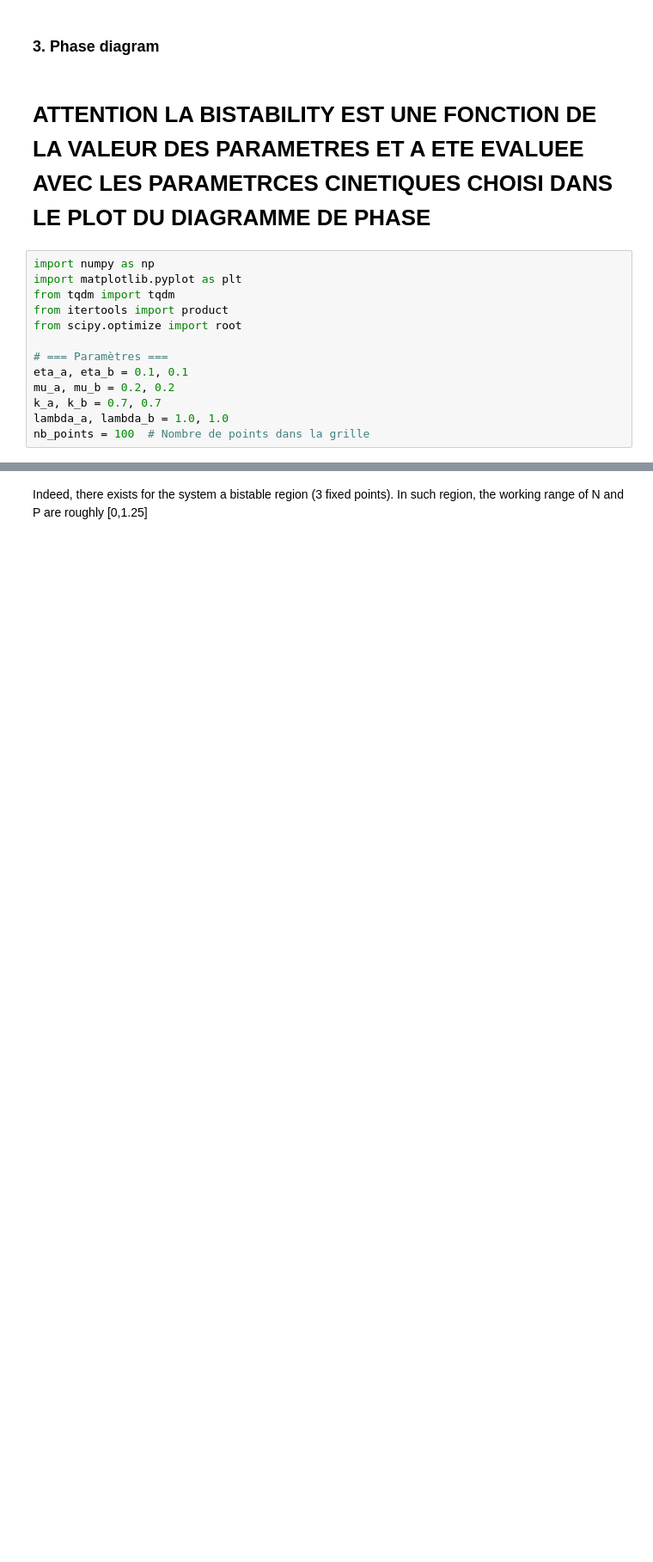
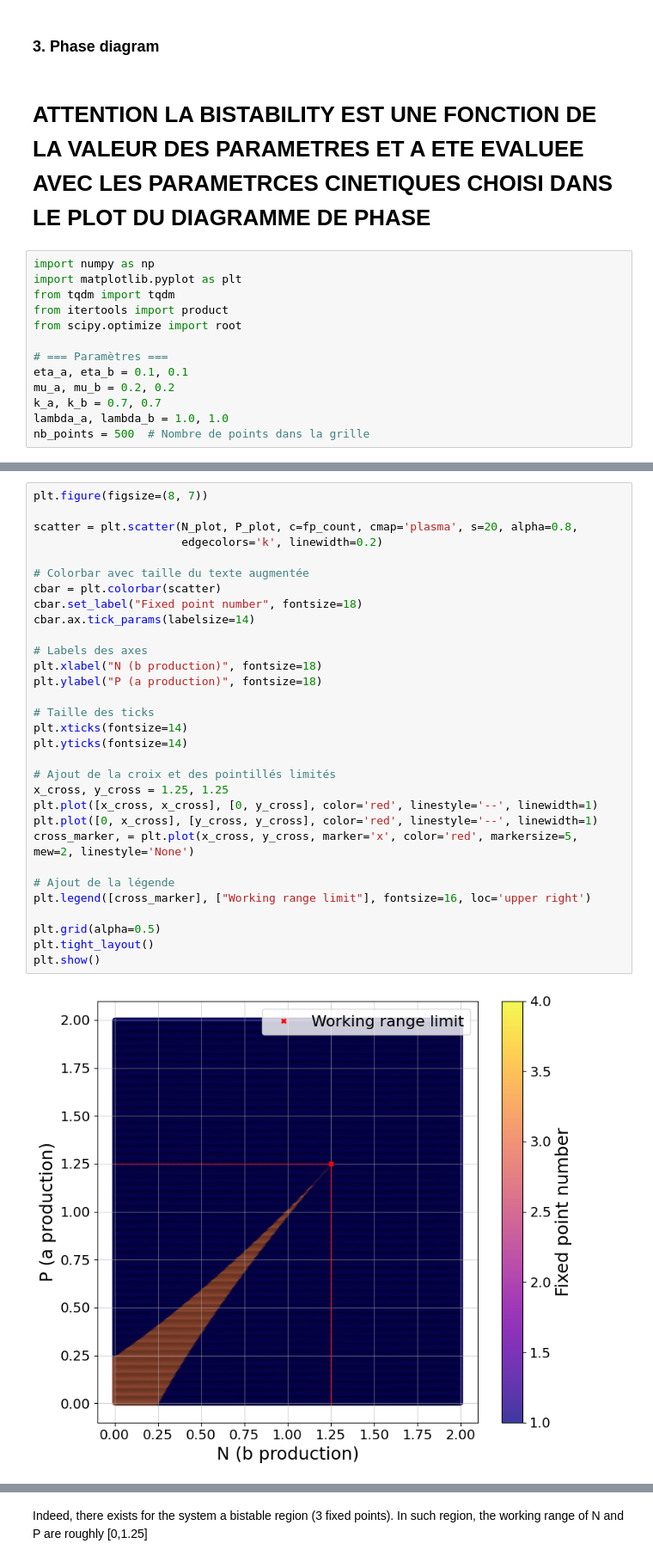
Before and after one commit to Aeronobase/Code-neural-network-with-CRNs, a Jupyter notebook: Sym Neuron-Rondelez_1_Phase_diagram.ipynb, the cells around one changed output, grey strips where cells are left out. Shown at 86% size. Saved outputs shown, nothing was run; the diff lists cells and outputs as text; blank space fills up the shorter version.

```diff
--- a/Sym Neuron-Rondelez_1_Phase_diagram.ipynb
+++ b/Sym Neuron-Rondelez_1_Phase_diagram.ipynb
@@ -651,7 +648,7 @@ eta_a, eta_b = 0.1, 0.1
 mu_a, mu_b = 0.2, 0.2
 k_a, k_b = 0.7, 0.7
 lambda_a, lambda_b = 1.0, 1.0
-nb_points = 100  # Nombre de points dans la grille
+nb_points = 500  # Nombre de points dans la grille
 # %%
 # === Système d'équations ===
 def da_dt(a, b, P):
@@ -803,3 +787,36 @@ Calcul du nombre de points fixes pour chaque (P, N)...
+# %%
+plt.figure(figsize=(8, 7))
+
+scatter = plt.scatter(N_plot, P_plot, c=fp_count, cmap='plasma', s=20, alpha=0.8,
+                      edgecolors='k', linewidth=0.2)
+
+# Colorbar avec taille du texte augmentée
+cbar = plt.colorbar(scatter)
+cbar.set_label("Fixed point number", fontsize=18)
+cbar.ax.tick_params(labelsize=14)
+
+# Labels des axes
+plt.xlabel("N (b production)", fontsize=18)
+plt.ylabel("P (a production)", fontsize=18)
+
+# Taille des ticks
+plt.xticks(fontsize=14)
+plt.yticks(fontsize=14)
+
+# Ajout de la croix et des pointillés limités
+x_cross, y_cross = 1.25, 1.25
+plt.plot([x_cross, x_cross], [0, y_cross], color='red', linestyle='--', linewidth=1)
+plt.plot([0, x_cross], [y_cross, y_cross], color='red', linestyle='--', linewidth=1)
+cross_marker, = plt.plot(x_cross, y_cross, marker='x', color='red', markersize=5, mew=2, linestyle='None')
+
+# Ajout de la légende
+plt.legend([cross_marker], ["Working range limit"], fontsize=16, loc='upper right')
+
+plt.grid(alpha=0.5)
+plt.tight_layout()
+plt.show()
+# %% [output]
+[figure, added]
 # %%
 import numpy as np
 import matplotlib.pyplot as plt
```
Also changed, not shown: parts of 7 cells of this notebook, 4 other files.
